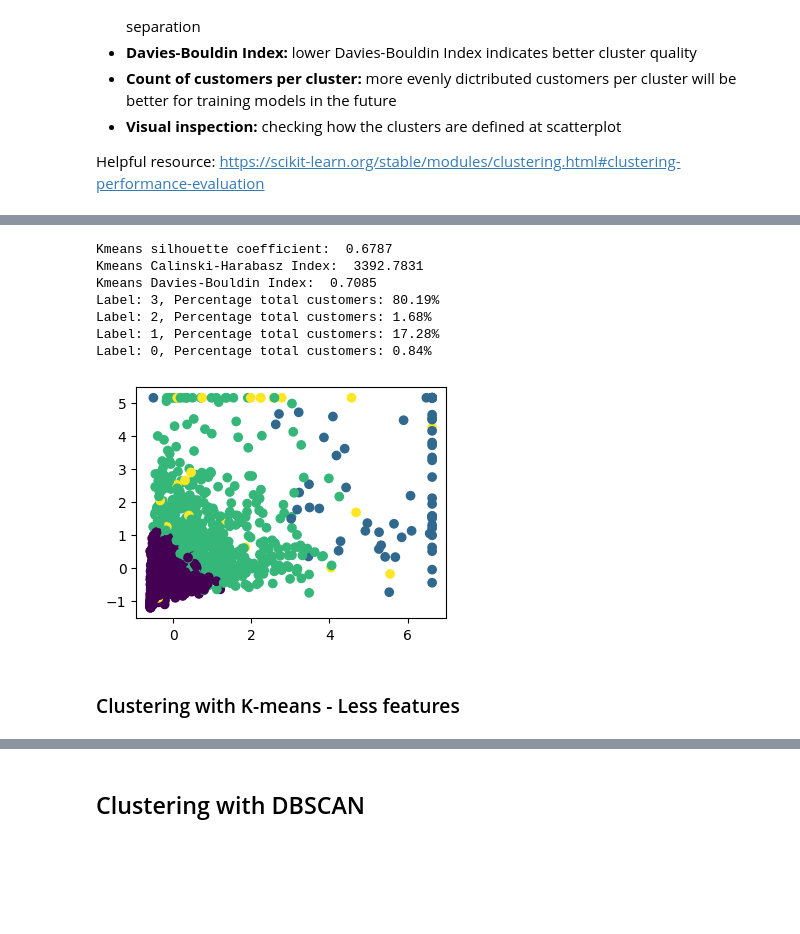
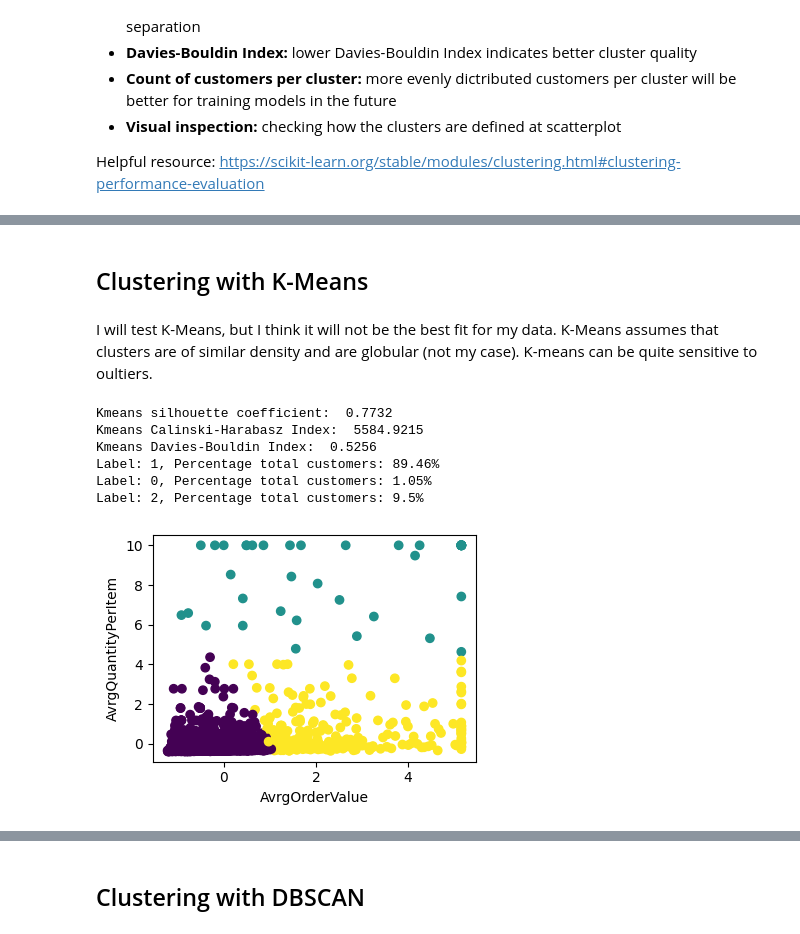
Before and after one commit to dimitsagk/ClientClustering_InventoryForecast, a Jupyter notebook: notebooks/03_ClientClustering_ML-notebook.ipynb, the cells around one changed output, grey strips where cells are left out. Cells and saved outputs as stored; diff of their text form; code cells hidden in the pictures; blank space fills up the shorter version.

Commit message:
Updates on clustering method

```diff
--- a/notebooks/03_ClientClustering_ML-notebook.ipynb
+++ b/notebooks/03_ClientClustering_ML-notebook.ipynb
@@ -189,8 +281,10 @@ cust_norm_clip = cust_norm.copy()
 # %%
 # Clipping outliers witht the Standard Deviation Method, with the custom function
-cust_norm_clip = outliers_clipping_STD(cust_norm_clip,'TotalQuantity')
-cust_norm_clip = outliers_clipping_STD(cust_norm_clip,'TotalValue')
-cust_norm_clip = outliers_clipping_STD(cust_norm_clip,'AvrgQuantity')
-cust_norm_clip = outliers_clipping_STD(cust_norm_clip,'AvrgOrderValue')
-cust_norm_clip = outliers_clipping_STD(cust_norm_clip,'TotalOrders')
+
+# setting the z-score at 3, for the outlier clipping with the standard deviation method
+z_score = 3
+
+cust_norm_clip = outliers_clipping_STD(cust_norm_clip,'AvrgQuantityPerItem', z_score)
+cust_norm_clip = outliers_clipping_STD(cust_norm_clip,'AvrgQuantity', z_score)
+cust_norm_clip = outliers_clipping_STD(cust_norm_clip,'AvrgOrderValue', z_score)
 # %% [output]
@@ -202,5 +294,2 @@ Instances that needed outlier clipping:  50 , out of total instances:  3917
-# %%
-# from domain knowledge I was debating if to do total orders. Given also the outliers, I will not use it
-cust_norm_clip.drop('TotalOrders',axis=1,inplace=True)
 # %%
 # Boxplot looks much better
@@ -247,4 +337,17 @@ cust_norm_clip.head()
 Standarization: the values are transfomed to end up with mean = 0 and std = 1.
 
 $$z = \frac{(x-mean(x))}{\sigma}$$
+# %%
+def scaling_data(df):
+    ''' Scaling data using the Standard Scaler. Returns the scaled dataframe.'''
+    scaler = StandardScaler()
+
+    scaler.fit(df)
+
+    # applying the transformation
+    df_stndrd = scaler.transform(df)
+
+    df_stndrd = pd.DataFrame(df_stndrd, columns = df.columns, index=df.index)
+
+    return df_stndrd
 # %%
@@ -284,0 +430,2 @@ cust_norm_clip_stndrd_reduced.head()
+# %%
+cust_norm_clip_stndrd_2_feat = cust_norm_clip_stndrd[['AvrgQuantityPerItem','AvrgOrderValue']]
@@ -362,19 +542,25 @@ K-means can be quite sensitive to oultiers and has an intrinsic preference for g
+# %% [markdown]
+## Clustering with K-Means
+# %% [markdown]
+I will test K-Means, but I think it will not be the best fit for my data. K-Means assumes that clusters are of similar density and are globular (not my case). K-means can be quite sensitive to oultiers.
 # %%
 # Choosing 4 clusters, using function defined in the functions.py
-cust_kmeans = k_means_model(cust_norm_clip_stndrd,4)
+cust_kmeans = k_means_model(cust_norm_clip_stndrd_2_feat,3)
 
 # Plotting the results
 plt.figure(figsize=(4, 3))
-plt.scatter(x=cust_kmeans['TotalQuantity'], y=cust_kmeans['AvrgOrderValue'], c=cust_kmeans['kmeans_labels'])
+plt.scatter(x=cust_kmeans['AvrgOrderValue'], y=cust_kmeans['AvrgQuantityPerItem'], c=cust_kmeans['kmeans_labels'])
+plt.xlabel('AvrgOrderValue')
+plt.ylabel('AvrgQuantityPerItem')
+plt.tight_layout()
+#plt.savefig("../images/clusters_kmeans.png")
 plt.show()
+plt.show()
 # %% [output]
-Kmeans silhouette coefficient:  0.6787
-Kmeans Calinski-Harabasz Index:  3392.7831
-Kmeans Davies-Bouldin Index:  0.7085
-Label: 3, Percentage total customers: 80.19%
-Label: 2, Percentage total customers: 1.68%
-Label: 1, Percentage total customers: 17.28%
-Label: 0, Percentage total customers: 0.84%
+Kmeans silhouette coefficient:  0.7732
+Kmeans Calinski-Harabasz Index:  5584.9215
+Kmeans Davies-Bouldin Index:  0.5256
+Label: 1, Percentage total customers: 89.46%
+Label: 0, Percentage total customers: 1.05%
+Label: 2, Percentage total customers: 9.5%
-[figure, old version]
+[figure, new version]
-# %% [markdown]
-### Clustering with K-means - Less features
```
Also changed, not shown: parts of 104 cells of this notebook.
